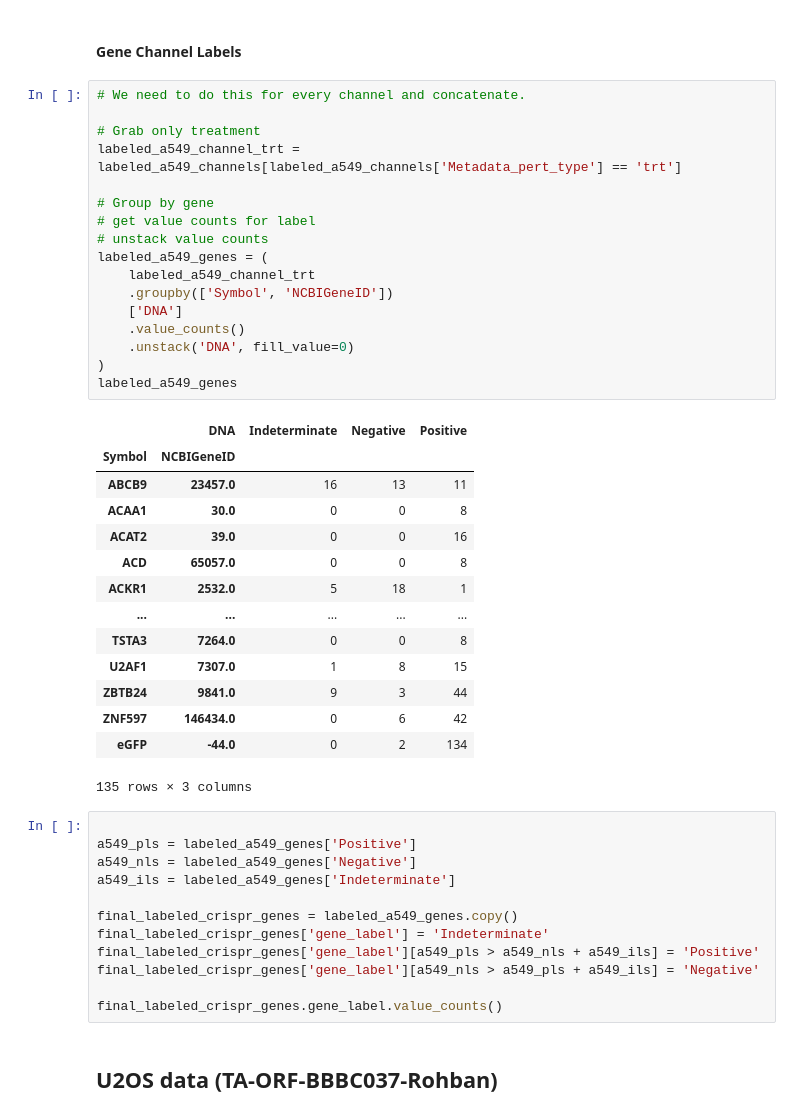
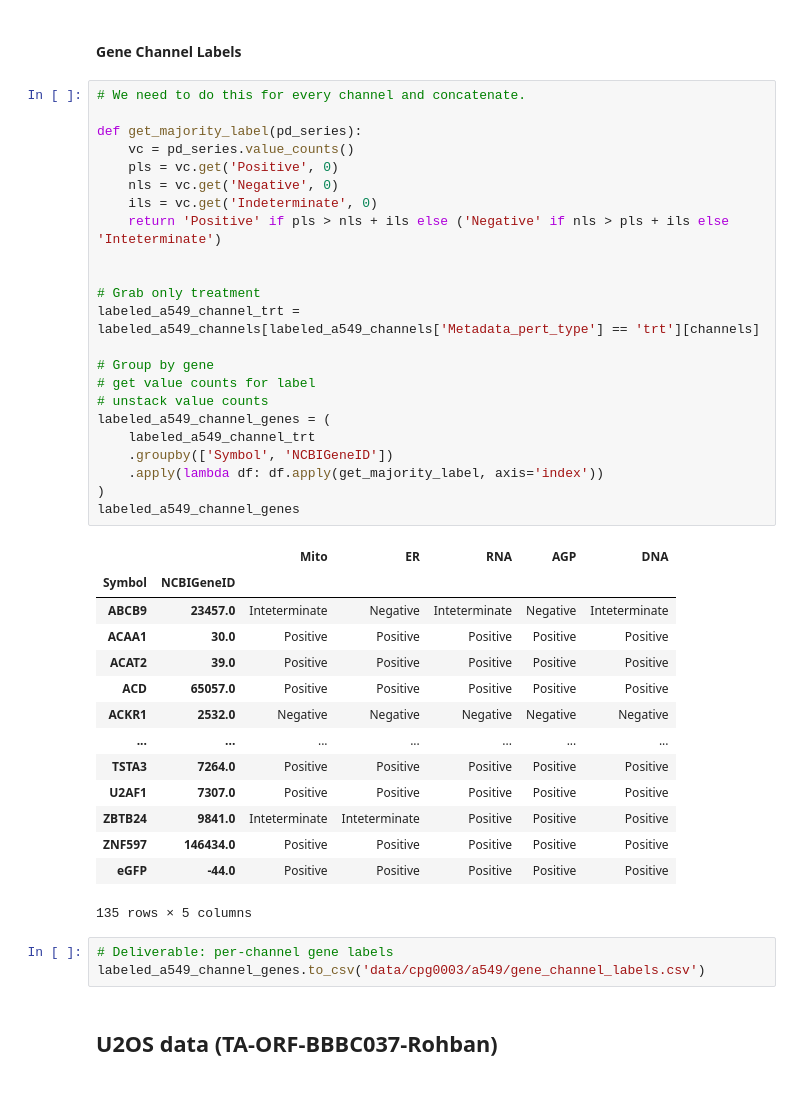
Before and after one commit to Craven-Biostat-Lab/morphology-prediction, a Jupyter notebook: data-loading-cpg0003.ipynb, the cells around one changed output. Saved outputs shown, nothing was run; the diff lists cells and outputs as text.

Commit message:
per-channel gene labels for a549 set

```diff
--- a/data-loading-cpg0003.ipynb
+++ b/data-loading-cpg0003.ipynb
@@ -366,47 +366,44 @@ labeled_a549_channels.to_csv('data/cpg0003/a549/well_channel_labels.csv')
 # %%
 # We need to do this for every channel and concatenate.
 
+def get_majority_label(pd_series):
+    vc = pd_series.value_counts()
+    pls = vc.get('Positive', 0)
+    nls = vc.get('Negative', 0)
+    ils = vc.get('Indeterminate', 0)
+    return 'Positive' if pls > nls + ils else ('Negative' if nls > pls + ils else 'Inteterminate')
+
+
 # Grab only treatment
-labeled_a549_channel_trt = labeled_a549_channels[labeled_a549_channels['Metadata_pert_type'] == 'trt']
+labeled_a549_channel_trt = labeled_a549_channels[labeled_a549_channels['Metadata_pert_type'] == 'trt'][channels]
 
 # Group by gene
 # get value counts for label
 # unstack value counts
-labeled_a549_genes = (
+labeled_a549_channel_genes = (
     labeled_a549_channel_trt
     .groupby(['Symbol', 'NCBIGeneID'])
-    ['DNA']
-    .value_counts()
-    .unstack('DNA', fill_value=0)
+    .apply(lambda df: df.apply(get_majority_label, axis='index'))
 )
-labeled_a549_genes
+labeled_a549_channel_genes
 # %% [output]
-|  | DNA | Indeterminate | Negative | Positive |
-| Symbol | NCBIGeneID |  |  |  |
-| ABCB9 | 23457.0 | 16 | 13 | 11 |
-| ACAA1 | 30.0 | 0 | 0 | 8 |
-| ACAT2 | 39.0 | 0 | 0 | 16 |
-| ACD | 65057.0 | 0 | 0 | 8 |
-| ACKR1 | 2532.0 | 5 | 18 | 1 |
-| ... | ... | ... | ... | ... |
-| TSTA3 | 7264.0 | 0 | 0 | 8 |
-| U2AF1 | 7307.0 | 1 | 8 | 15 |
-| ZBTB24 | 9841.0 | 9 | 3 | 44 |
-| ZNF597 | 146434.0 | 0 | 6 | 42 |
-| eGFP | -44.0 | 0 | 2 | 134 |
+|  |  | Mito | ER | RNA | AGP | DNA |
+| Symbol | NCBIGeneID |  |  |  |  |  |
+| ABCB9 | 23457.0 | Inteterminate | Negative | Inteterminate | Negative | Inteterminate |
+| ACAA1 | 30.0 | Positive | Positive | Positive | Positive | Positive |
+| ACAT2 | 39.0 | Positive | Positive | Positive | Positive | Positive |
+| ACD | 65057.0 | Positive | Positive | Positive | Positive | Positive |
+| ACKR1 | 2532.0 | Negative | Negative | Negative | Negative | Negative |
+| ... | ... | ... | ... | ... | ... | ... |
+| TSTA3 | 7264.0 | Positive | Positive | Positive | Positive | Positive |
+| U2AF1 | 7307.0 | Positive | Positive | Positive | Positive | Positive |
+| ZBTB24 | 9841.0 | Inteterminate | Inteterminate | Positive | Positive | Positive |
+| ZNF597 | 146434.0 | Positive | Positive | Positive | Positive | Positive |
+| eGFP | -44.0 | Positive | Positive | Positive | Positive | Positive |
-135 rows × 3 columns
+135 rows × 5 columns
-# %%
-
-a549_pls = labeled_a549_genes['Positive']
-a549_nls = labeled_a549_genes['Negative']
-a549_ils = labeled_a549_genes['Indeterminate']
-
-final_labeled_crispr_genes = labeled_a549_genes.copy()
-final_labeled_crispr_genes['gene_label'] = 'Indeterminate'
-final_labeled_crispr_genes['gene_label'][a549_pls > a549_nls + a549_ils] = 'Positive'
-final_labeled_crispr_genes['gene_label'][a549_nls > a549_pls + a549_ils] = 'Negative'
-
-final_labeled_crispr_genes.gene_label.value_counts()
+# %%
+# Deliverable: per-channel gene labels
+labeled_a549_channel_genes.to_csv('data/cpg0003/a549/gene_channel_labels.csv')
 # %% [markdown]
 ## U2OS data (TA-ORF-BBBC037-Rohban)
 # %%
```
